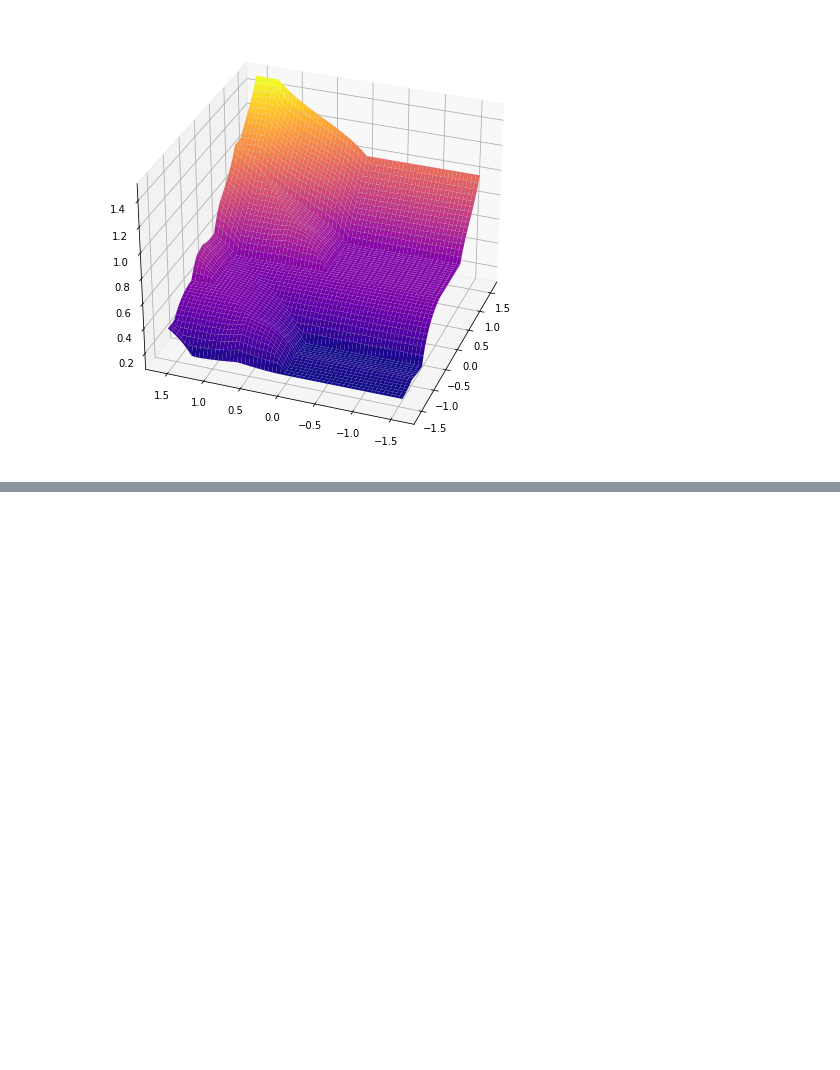
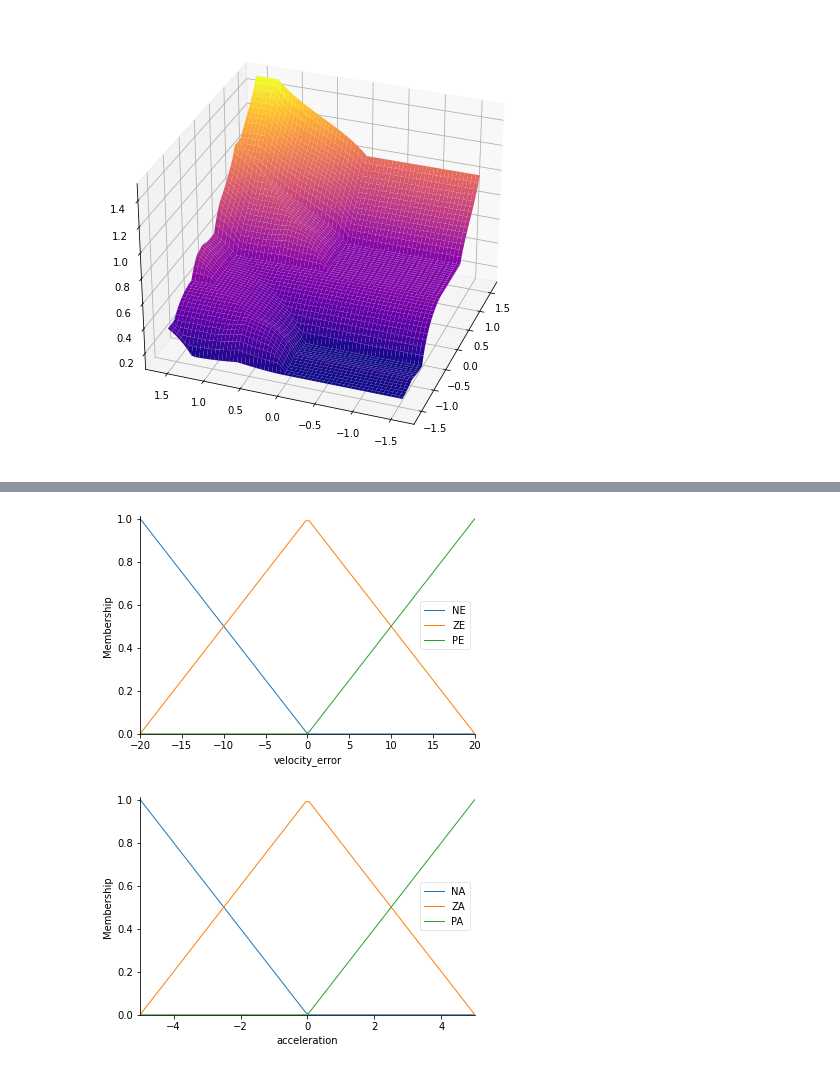
Before and after one commit to PhanDuyNhat/AI, a Jupyter notebook: week5.ipynb, the cells around one changed output, grey strips where cells are left out. Cells and saved outputs as stored; diff of their text form; code cells hidden in the pictures; blank space fills up the shorter version.

```diff
--- a/week5.ipynb
+++ b/week5.ipynb
@@ -192,0 +200,80 @@ ax.view_init(30, 200)
+# %%
+
+import numpy as np
+import skfuzzy as fuzzy
+from skfuzzy import control as ctrl
+
+universe = np.linspace(-20,20,100)
+universe1 = np.linspace(-5,5,100)
+universe2 = np.linspace(0,1000,1000)
+
+#Khai báo các biến vào-ra
+velocity_error = ctrl.Antecedent(universe,'velocity_error')
+acceleration = ctrl.Antecedent(universe1,'acceleration')
+engine_force = ctrl.Consequent(universe2,'engine_force')
+
+
+velocity_error['NE'] = fuzzy.trimf(velocity_error.universe,[-20,-20,0])
+velocity_error['ZE'] = fuzzy.trimf(velocity_error.universe,[-20,0,20])
+velocity_error['PE']  = fuzzy.trimf(velocity_error.universe,[0,20,20])
+velocity_error.view()
+
+acceleration['NA'] = fuzzy.trimf(acceleration.universe,[-5,-5,0])
+acceleration['ZA'] = fuzzy.trimf(acceleration.universe,[-5,0,5])
+acceleration['PA']  = fuzzy.trimf(acceleration.universe,[0,5,5])
+acceleration.view()
+
+engine_force['min'] = fuzzy.trimf(engine_force.universe,[0,0,500])
+engine_force['normal'] = fuzzy.trimf(engine_force.universe,[0,500,1000])
+engine_force['max']  = fuzzy.trimf(engine_force.universe,[500,1000,1000])
+engine_force.view()
+#Rule
+rule1 = ctrl.Rule(antecedent=((velocity_error['NE']&acceleration['NA'])|(velocity_error['NE']&acceleration['ZA'])
+                              |(velocity_error['NE']&acceleration['PA']))
+                              ,consequent=(engine_force['min']))
+
+rule2 = ctrl.Rule(antecedent=((velocity_error['ZE']&acceleration['NA'])|(velocity_error['ZE']&acceleration['ZA'])
+                              |(velocity_error['ZE']&acceleration['PA']))
+                              ,consequent=(engine_force['normal']))
+
+rule3 = ctrl.Rule(antecedent=((velocity_error['PE']&acceleration['NA'])|(velocity_error['PE']&acceleration['ZA'])
+                              |(velocity_error['PE']&acceleration['PA']))
+                              ,consequent=(engine_force['max']))
+
+#Thêm Thư Viện
+from matplotlib.legend import time
+import matplotlib
+from skfuzzy.control.controlsystem import ControlSystemSimulation
+import matplotlib.pyplot as plt
+from mpl_toolkits.mplot3d import Axes3D
+
+
+System  = ctrl.ControlSystem(rules = [rule1, rule2, rule3])
+sim = ctrl.ControlSystemSimulation(System, flush_after_run= 61*61+1)
+
+#Khai báo dữ liệu
+upSampled1 = np.linspace(-20,20,61)
+upSampled2 = np.linspace(-5,55,61)
+x,y = np.meshgrid(upSampled1, upSampled2)
+z = np.zeros_like(x)
+#Tính toán
+for i in range(61):
+  for j in range(61):
+    sim.input['velocity_error']= x[i,j]
+    sim.input['acceleration']=y[i,j]
+    sim.compute()
+    z[i,j]=sim.output['engine_force']
+
+#Hiển Thị Kết Quả
+fig = plt.figure(figsize =(11,11))
+ax = fig.add_subplot(111,projection = '3d')
+suf = ax.plot_surface(x,y,z, rstride= 1, cstride= 1, cmap = 'jet',linewidth= 0.4, antialiased= True)
+
+#Chiếu 3 hình chiếu
+cset = ax.contourf(x,y,z, zdir= 'z', offset= 9, cmap= 'jet', anpha= 0.5)
+cset = ax.contourf(x,y,z, zdir= 'x', offset= 10, cmap= 'jet', anpha= 0.5)
+cset = ax.contourf(x,y,z, zdir= 'y', offset= 11, cmap= 'jet', anpha= 0.5)
+ax.view_init(30,200)
+# %% [output]
+[figure, added]
+[figure, added]
```
Also changed, not shown: parts of 5 cells of this notebook.
